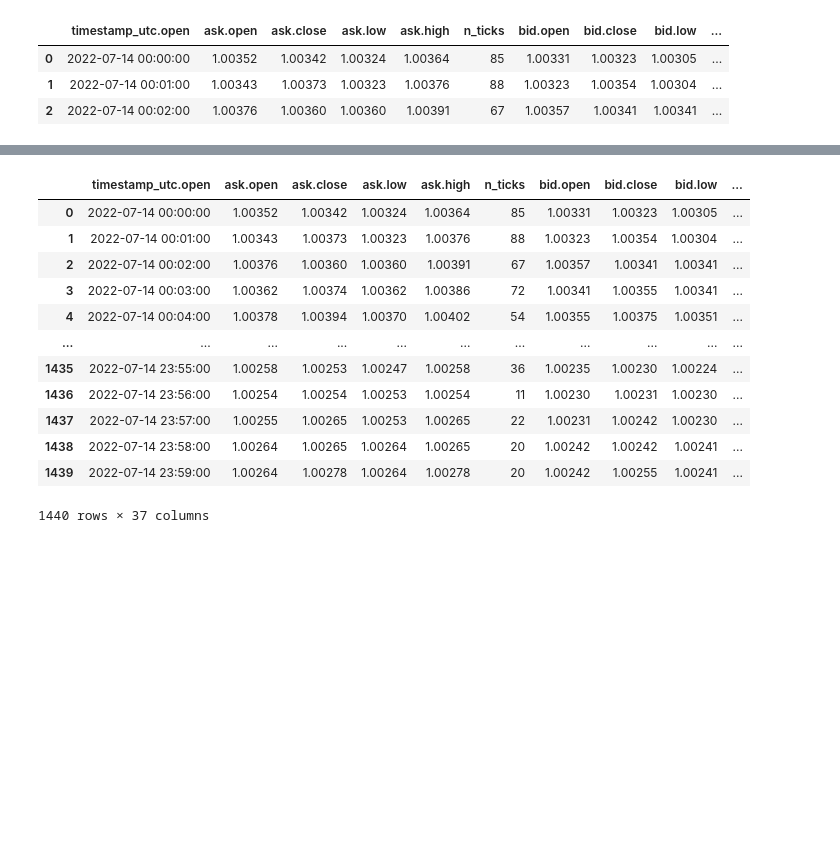
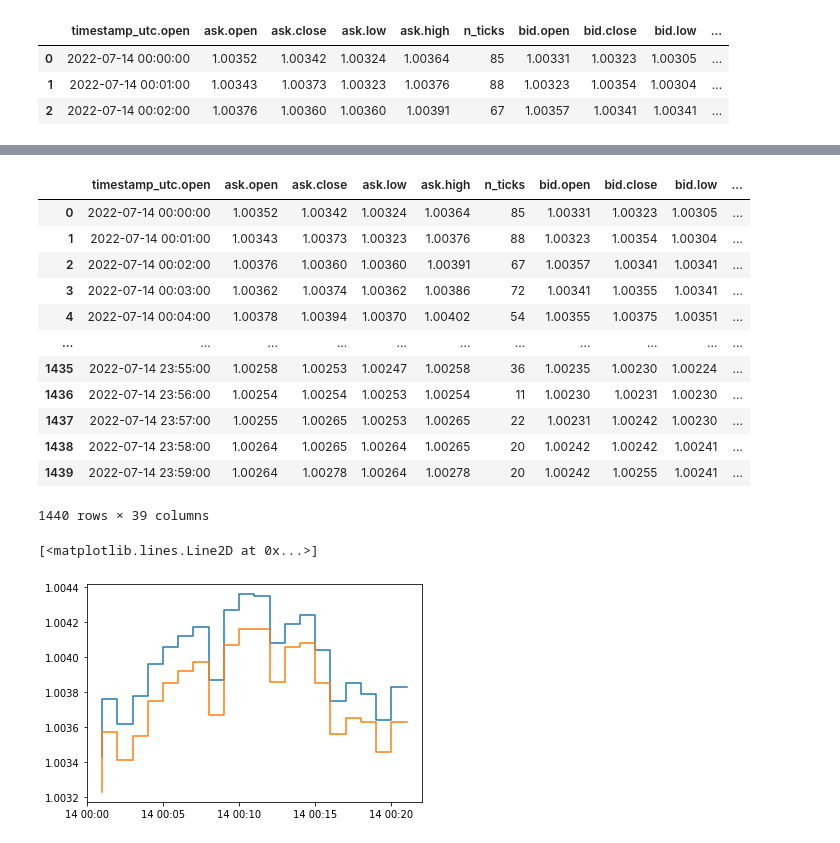
Before and after one commit to dwgriffiths/mercury-pipeline-metaapi-sam, a Jupyter notebook: notebooks/sandbox.ipynb, the cells around one changed output, grey strips where cells are left out. Cells and saved outputs as stored; diff of their text form; code cells hidden in the pictures; blank space fills up the shorter version.

Commit message:
More trends

```diff
--- a/notebooks/sandbox.ipynb
+++ b/notebooks/sandbox.ipynb
@@ -64,19 +65,29 @@ def trend_properties_micro(
         .drop(columns=[f"ema_{trend_type}_i"])
     )
 
-    df[f"ema_{trend_type}_peak"] = {
-        "up": df["bid.high"].idxmax(),
-        "dn": df["ask.low"].idxmin()
+    i_peak = {
+        "up": df.iloc[1:]["bid.high"].idxmax(),
+        "dn": df.iloc[1:]["ask.low"].idxmin()
     }[trend_type]
-    df[f"ema_{trend_type}_trough"] = {
-        "up": df["bid.low"].idxmin(),
-        "dn": df["ask.high"].idxmax()
+    df[f"ema_{trend_type}_peak"] = i_peak
+
+    df[f"ema_{trend_type}_profit"] = np.nan
+    mask = df[f"trend_{trend_type}_idx"] > 0
+    mask = mask & (df[f"trend_{trend_type}_idx"] <= i_peak)
+    df.loc[mask, f"ema_{trend_type}_profit"] = {
+        "up": df.iloc[i_peak]["bid.high"] - df.loc[mask]["ask.open"],
+        "dn": df.loc[mask]["bid.open"] - df.iloc[i_peak]["ask.low"],
     }[trend_type]
+
+    i_entry = df[f"ema_{trend_type}_profit"].idxmax(skipna=True)
+    df[f"ema_{trend_type}_entry"] = i_entry
 
     return df[[
         "timestamp_utc.open",
+        f"trend_{trend_type}_idx",
         f"ema_{trend_type}_peak",
-        f"ema_{trend_type}_trough",
+        f"ema_{trend_type}_profit",
+        f"ema_{trend_type}_entry",
     ]]
 # %%
 def trend_micro(
@@ -163,5 +172,6 @@ df_trend
 # %%
-trend_micro(df)
+df_out = trend_micro(df)
+df_out
 # %% [output]
 |  | timestamp_utc.open | ask.open | ask.close | ask.low | ask.high | n_ticks | bid.open | bid.close | bid.low | ... |
 | 0 | 2022-07-14 00:00:00 | 1.00352 | 1.00342 | 1.00324 | 1.00364 | 85 | 1.00331 | 1.00323 | 1.00305 | ... |
@@ -175,4 +185,12 @@ trend_micro(df)
 | 1437 | 2022-07-14 23:57:00 | 1.00255 | 1.00265 | 1.00253 | 1.00265 | 22 | 1.00231 | 1.00242 | 1.00230 | ... |
 | 1438 | 2022-07-14 23:58:00 | 1.00264 | 1.00265 | 1.00264 | 1.00265 | 20 | 1.00242 | 1.00242 | 1.00241 | ... |
 | 1439 | 2022-07-14 23:59:00 | 1.00264 | 1.00278 | 1.00264 | 1.00278 | 20 | 1.00242 | 1.00255 | 1.00241 | ... |
-1440 rows × 37 columns
+1440 rows × 39 columns
+# %%
+df_trend = df_out[df_out["ema_up_i"] == df_out["ema_up_i"].dropna().unique()[0]]
+# %%
+plt.step(df_trend["timestamp_utc.open"], df_trend["ask.open"])
+plt.step(df_trend["timestamp_utc.open"], df_trend["bid.open"])
+# %% [output]
+[<matplotlib.lines.Line2D at 0x...>]
+[figure, added]
```
Also changed, not shown: parts of 6 cells of this notebook.
